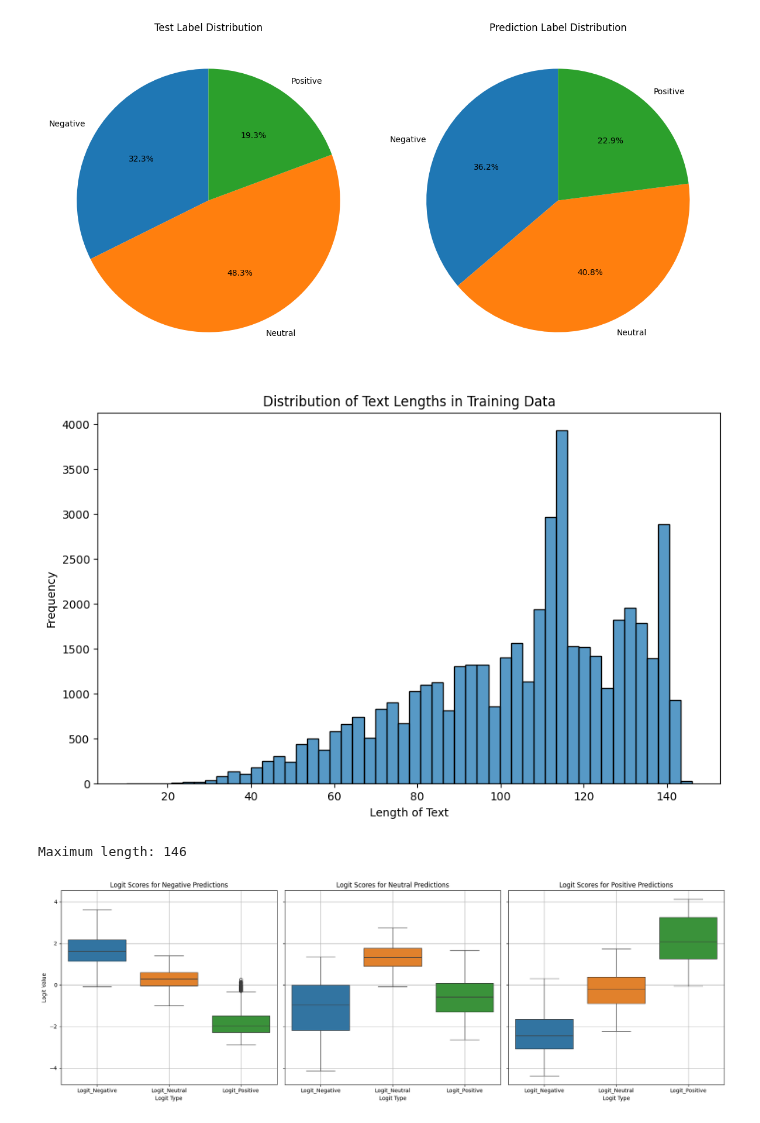
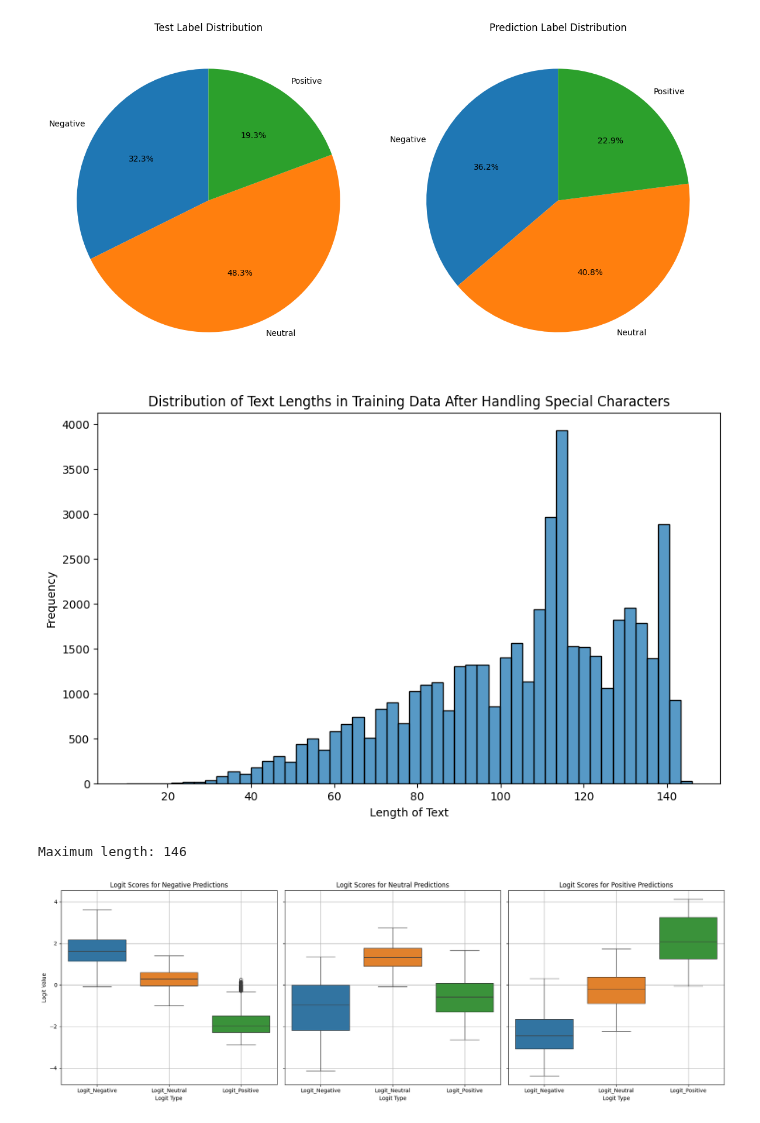
Before and after one commit to kelvin3720/CU_CMT316_Group_Project, a Jupyter notebook: src/run_saved_model_analyse.ipynb, the cells around one changed output. Cells and saved outputs as stored; diff of their text form; code cells hidden in the pictures.

```diff
--- a/src/run_saved_model_analyse.ipynb
+++ b/src/run_saved_model_analyse.ipynb
@@ -339,16 +343,16 @@ plt.show()
 # %%
 # Histogram of the text lengths
 plt.figure(figsize=(10, 6))
 sns.histplot([len(text) for text in train_text], bins=50)
-plt.title('Distribution of Text Lengths in Training Data')
+plt.title('Distribution of Text Lengths in Training Data After Handling Special Characters')
 plt.xlabel('Length of Text')
 plt.ylabel('Frequency')
 plt.show()
 
 lengths = [len(text) for text in train_text]
 print("Maximum length:", max(lengths))
 # %% [output]
-[figure, old version]
+[figure, new version]
 Maximum length: 146
 # %%
 # Compute the predicted labels from logits
```
Also changed, not shown: parts of 4 cells of this notebook.
